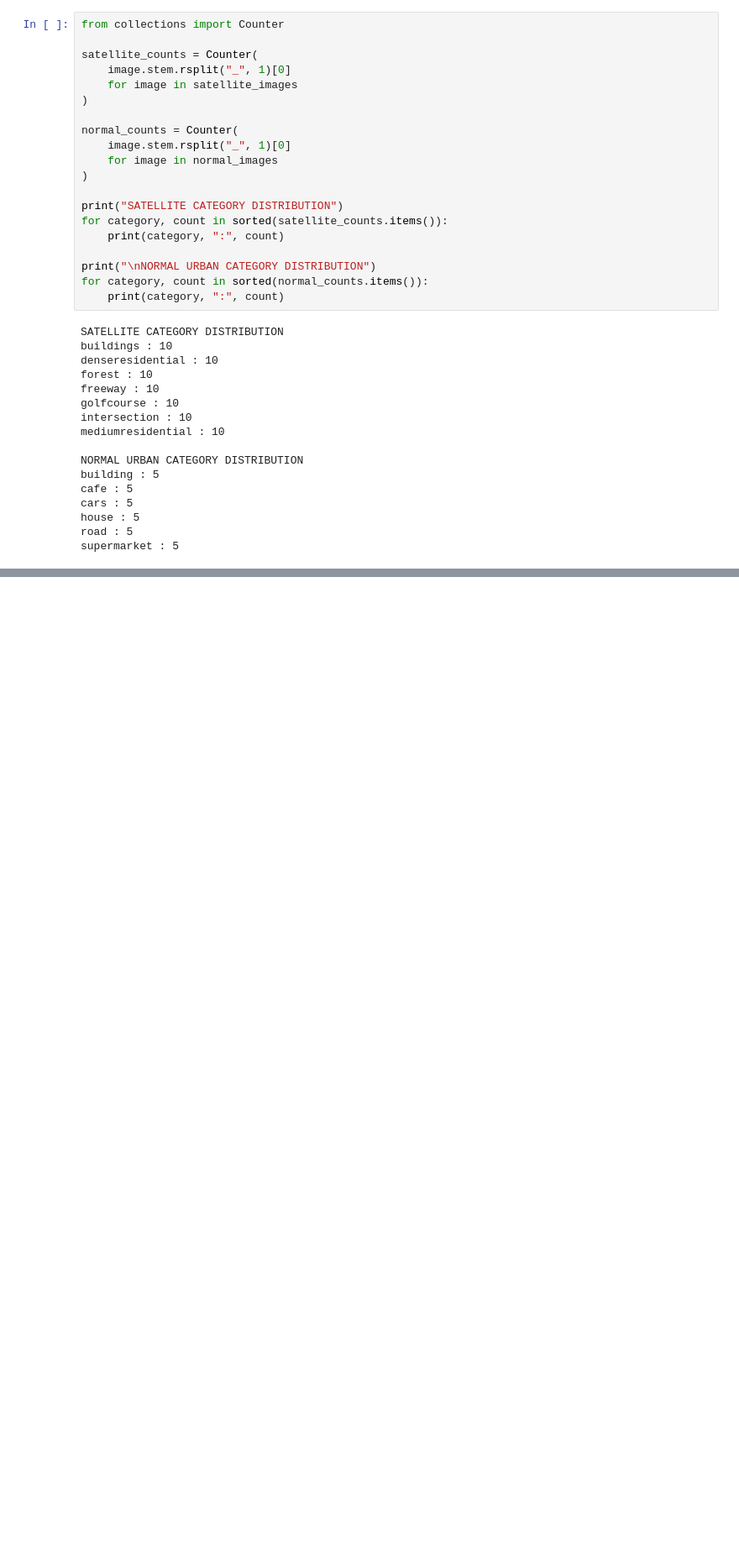
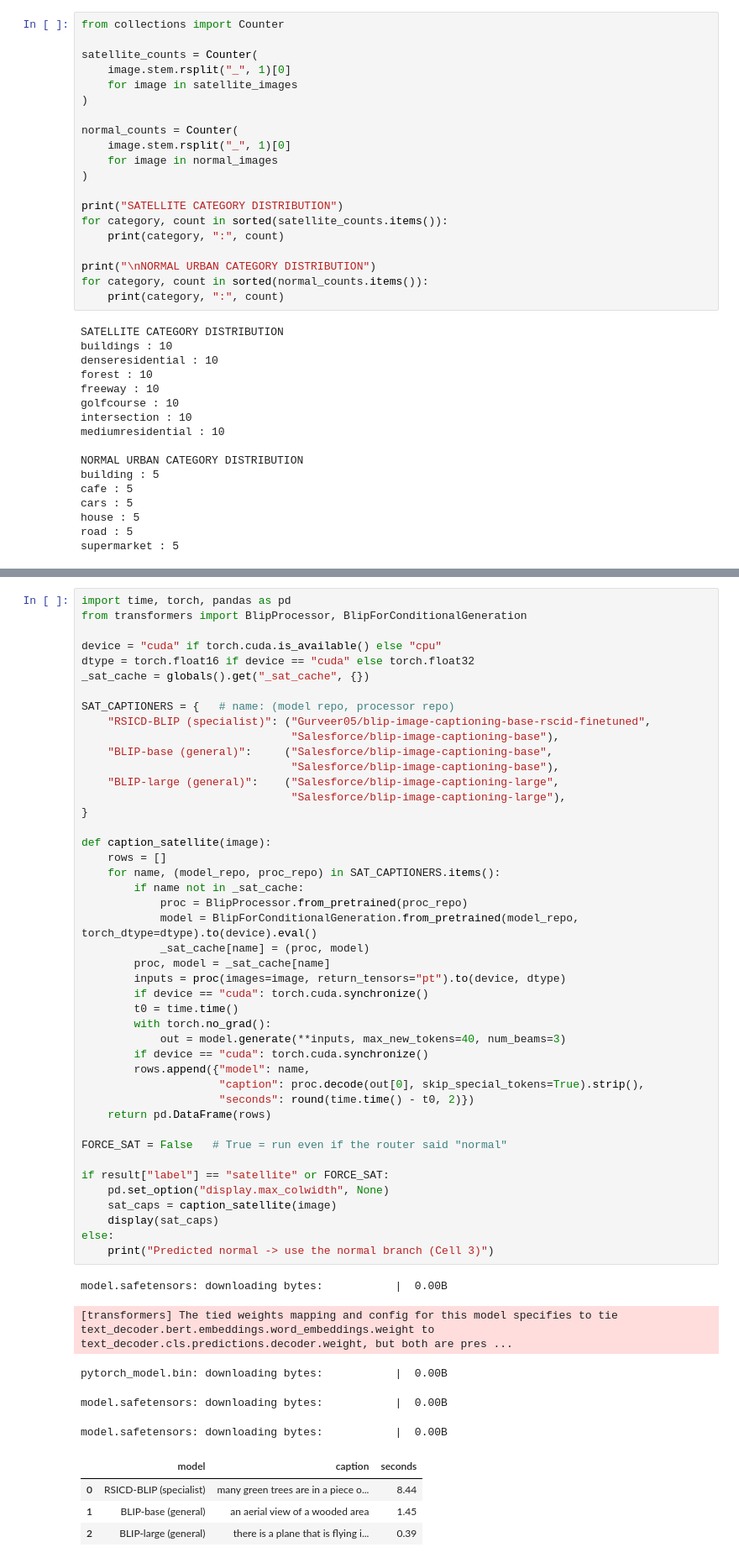
Before and after one commit to vikramsimha2510/VLM, a Jupyter notebook: NITPY.ipynb, the cells around one changed output, grey strips where cells are left out. Shown at 84% size. Cells and saved outputs as stored; diff of their text form; blank space fills up the shorter version.

```diff
--- a/NITPY.ipynb
+++ b/NITPY.ipynb
@@ -84,0 +315,54 @@ supermarket : 5
+# %%
+import time, torch, pandas as pd
+from transformers import BlipProcessor, BlipForConditionalGeneration
+
+device = "cuda" if torch.cuda.is_available() else "cpu"
+dtype = torch.float16 if device == "cuda" else torch.float32
+_sat_cache = globals().get("_sat_cache", {})
+
+SAT_CAPTIONERS = {   # name: (model repo, processor repo)
+    "RSICD-BLIP (specialist)": ("Gurveer05/blip-image-captioning-base-rscid-finetuned",
+                                "Salesforce/blip-image-captioning-base"),
+    "BLIP-base (general)":     ("Salesforce/blip-image-captioning-base",
+                                "Salesforce/blip-image-captioning-base"),
+    "BLIP-large (general)":    ("Salesforce/blip-image-captioning-large",
+                                "Salesforce/blip-image-captioning-large"),
+}
+
+def caption_satellite(image):
+    rows = []
+    for name, (model_repo, proc_repo) in SAT_CAPTIONERS.items():
+        if name not in _sat_cache:
+            proc = BlipProcessor.from_pretrained(proc_repo)
+            model = BlipForConditionalGeneration.from_pretrained(model_repo, torch_dtype=dtype).to(device).eval()
+            _sat_cache[name] = (proc, model)
+        proc, model = _sat_cache[name]
+        inputs = proc(images=image, return_tensors="pt").to(device, dtype)
+        if device == "cuda": torch.cuda.synchronize()
+        t0 = time.time()
+        with torch.no_grad():
+            out = model.generate(**inputs, max_new_tokens=40, num_beams=3)
+        if device == "cuda": torch.cuda.synchronize()
+        rows.append({"model": name,
+                     "caption": proc.decode(out[0], skip_special_tokens=True).strip(),
+                     "seconds": round(time.time() - t0, 2)})
+    return pd.DataFrame(rows)
+
+FORCE_SAT = False   # True = run even if the router said "normal"
+
+if result["label"] == "satellite" or FORCE_SAT:
+    pd.set_option("display.max_colwidth", None)
+    sat_caps = caption_satellite(image)
+    display(sat_caps)
+else:
+    print("Predicted normal -> use the normal branch (Cell 3)")
+# %% [output]
+model.safetensors: downloading bytes:           |  0.00B
+[transformers] The tied weights mapping and config for this model specifies to tie text_decoder.bert.embeddings.word_embeddings.weight to text_decoder.cls.predictions.decoder.weight, but both are pres ...
+pytorch_model.bin: downloading bytes:           |  0.00B
+model.safetensors: downloading bytes:           |  0.00B
+model.safetensors: downloading bytes:           |  0.00B
+|  | model | caption | seconds |
+| 0 | RSICD-BLIP (specialist) | many green trees are in a piece o... | 8.44 |
+| 1 | BLIP-base (general) | an aerial view of a wooded area | 1.45 |
+| 2 | BLIP-large (general) | there is a plane that is flying i... | 0.39 |
```
Also changed, not shown: parts of 8 cells of this notebook.
